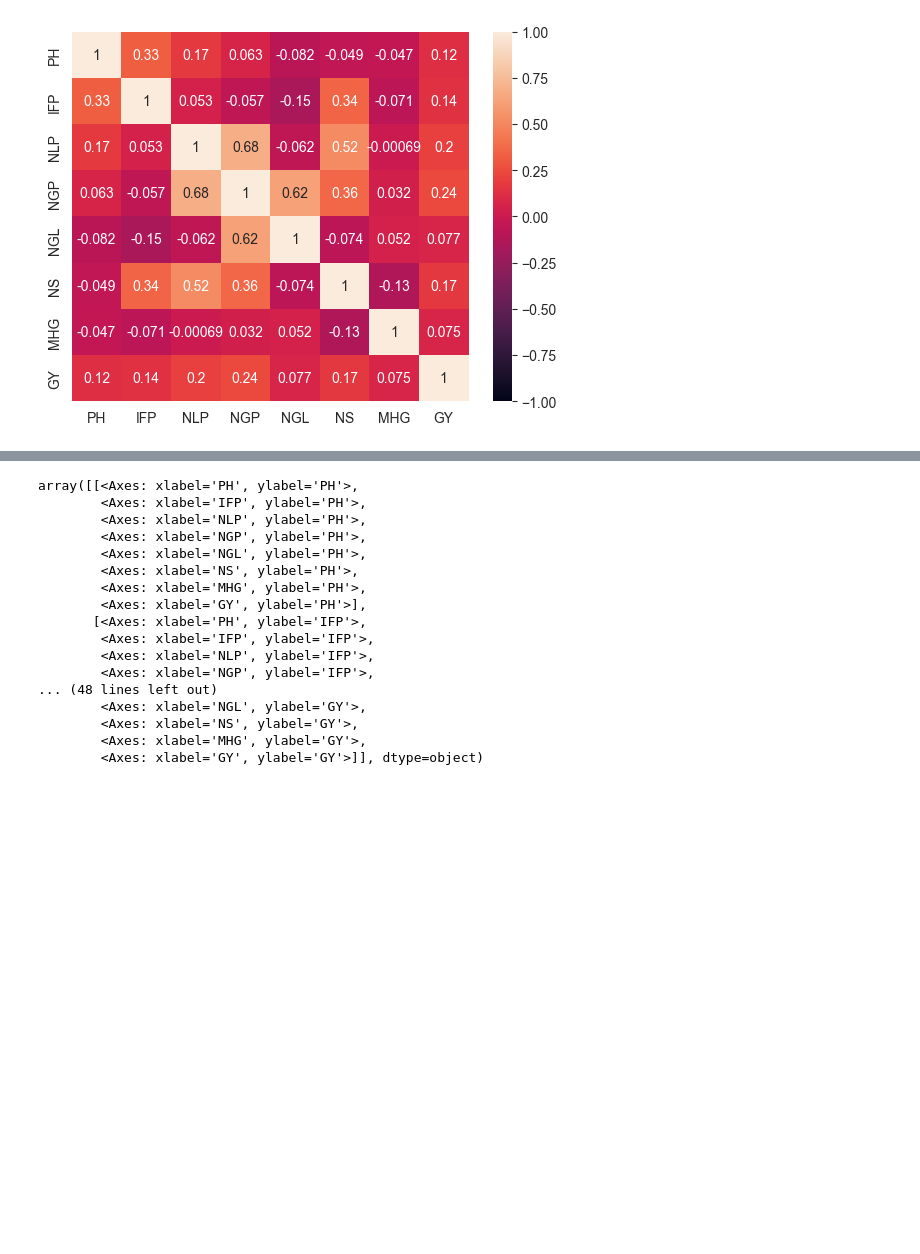
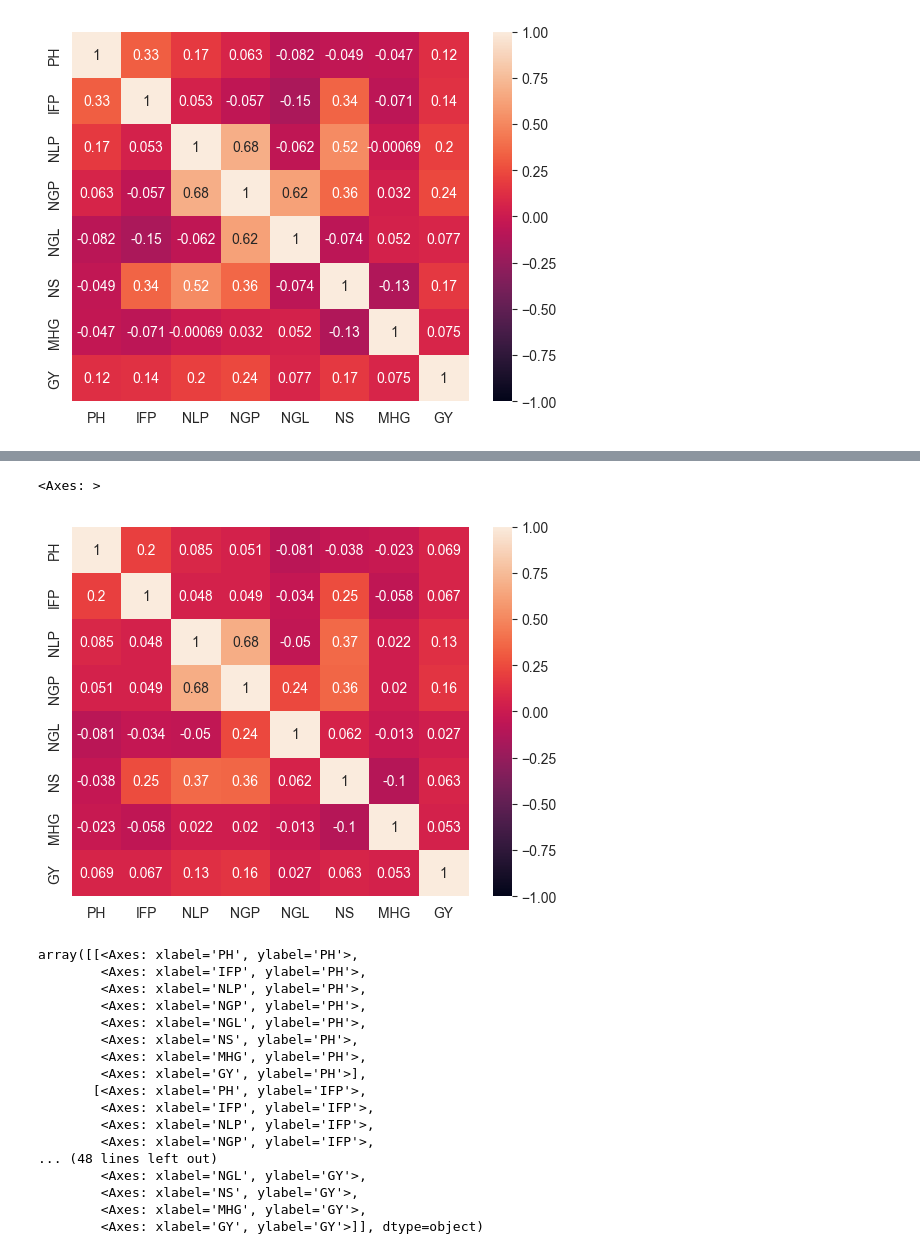
Before and after one commit to cata1212112/SoybeanCultivars, a Jupyter notebook: main.ipynb, the cells around one changed output, grey strips where cells are left out. Cells and saved outputs as stored; diff of their text form; code cells hidden in the pictures; blank space fills up the shorter version.

```diff
--- a/main.ipynb
+++ b/main.ipynb
@@ -142,3 +204,8 @@ sns.heatmap(data[float_cols].corr(), annot=True, vmin=-1, vmax=1)
+# %%
+sns.heatmap(data[float_cols].corr(method='kendall'), annot=True, vmin=-1, vmax=1)
+# %% [output]
+<Axes: >
+[figure, added]
 # %%
 scatter_matrix(data[float_cols], figsize=(15,15))
 # %% [output]
```
Also changed, not shown: parts of 40 cells of this notebook, 2 other files.
